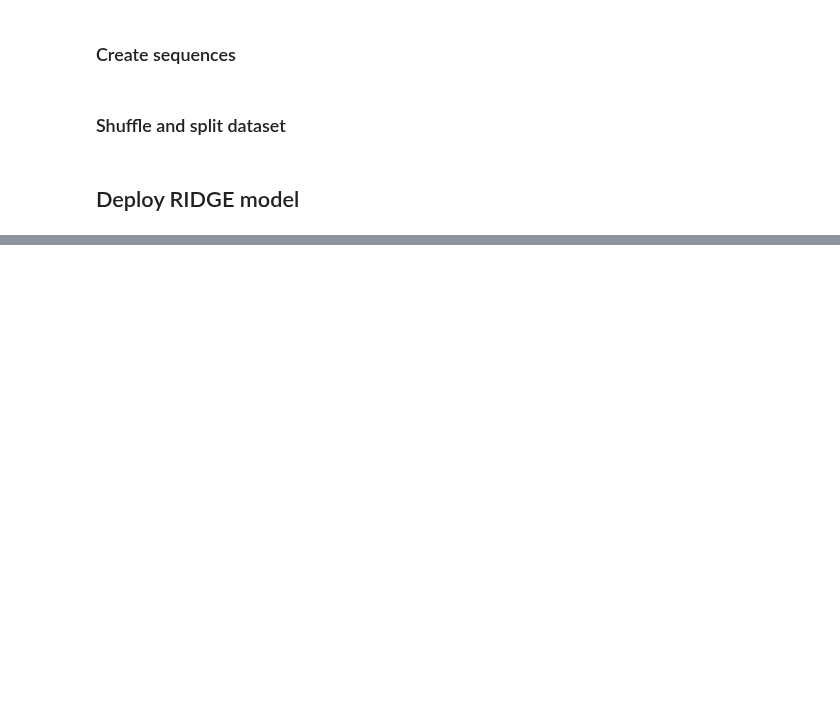
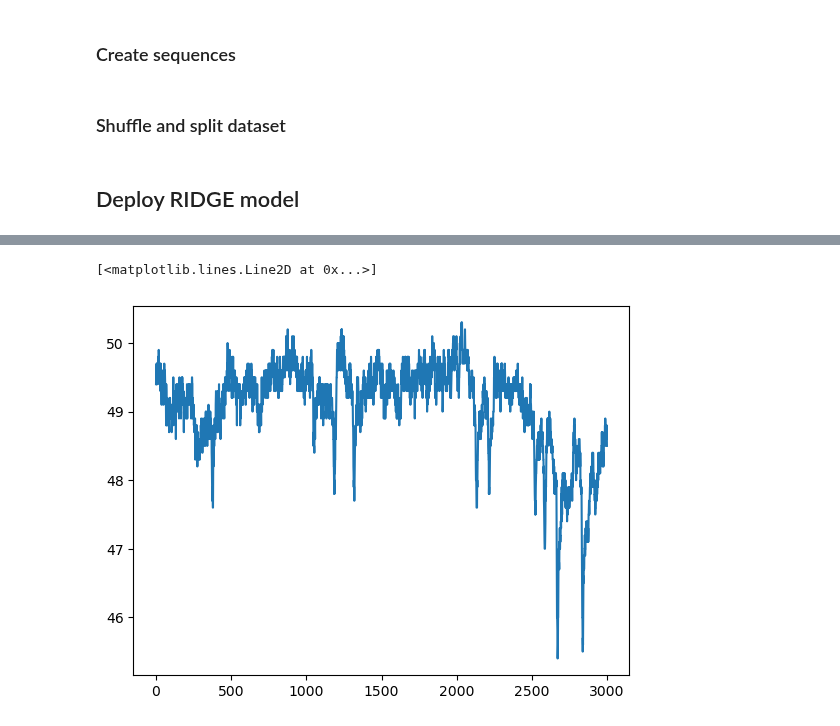
Before and after one commit to oStglnd/rise-gh, a Jupyter notebook: model/flow_temp_model.ipynb, the cells around one changed output, grey strips where cells are left out. Saved outputs shown, nothing was run; the diff lists cells and outputs as text; code cells hidden in the pictures; blank space fills up the shorter version.

```diff
--- a/model/flow_temp_model.ipynb
+++ b/model/flow_temp_model.ipynb
@@ -357,0 +281,19 @@ plt.show()
+# %%
+# plt.plot(data.state.DC_SP110_absolute.values[-12500:])#rolling(window=200,center=True).mean().values[-12000:])
+# plt.plot(data.state.DC_SP105_absolute.values[-12500:])#rolling(window=200,center=True).mean().values[-12000:])
+# plt.plot(data.state.DC_SP106_absolute.values[-12500:])#rolling(window=200,center=True).mean().values[-12000:])
+# plt.plot(data.state.DC_SP107_absolute.values[-12500:])#rolling(window=200,center=True).mean().values[-12000:])
+#plt.plot(data.state.SUM.values[-3000:])#rolling(window=200,center=True).mean().values[-12000:])
+#plt.plot(data.flow.SUM.rolling(window=20,center=True).sum().values[-2000:-1000])
+#plt.plot(data.state.TA01_SP102_output_default.values[-3000:])#rolling(window=200,center=True).mean().values[-12000:])
+#plt.plot(-data.setpoints.TA01_SP102_calculated.values[-2920:])#rolling(window=200,center=True).mean().values[-12000:])
+#plt.plot(data.temperatures.DC_GT401_GM401.values[-6000:])
+#plt.plot(data.flow.TA01_GP101_default.values[-3000:])
+#plt.plot(data.flow.TA01_SP102_absolute.rolling(window=20,center=False).sum().values[-9000:-6000])
+#plt.plot(data.flow.TEST.values[-3030:-30])
+#plt.plot(data.temperatures.TA01_GT10X_GM10X.values[-3000:])
+plt.plot(data.temperatures.DC_GT401_GM401.values[-9000:-6000])
+#plt.plot(data.temperatures.DC_GT301_damped.values[-9000:-6000])
+# %% [output]
+[<matplotlib.lines.Line2D at 0x...>]
+[figure, added]
```
Also changed, not shown: parts of 16 cells of this notebook, 18 other files.
